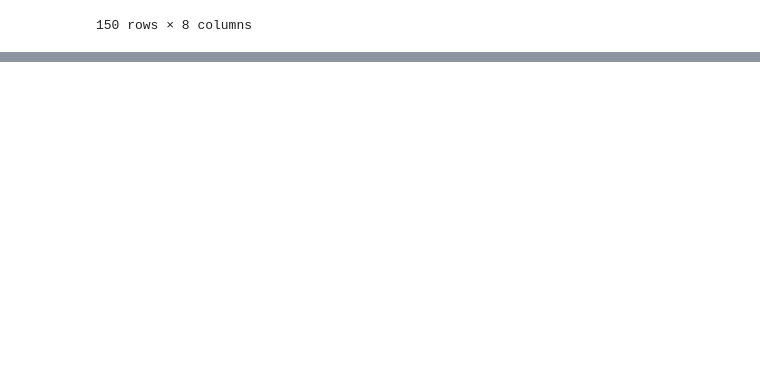
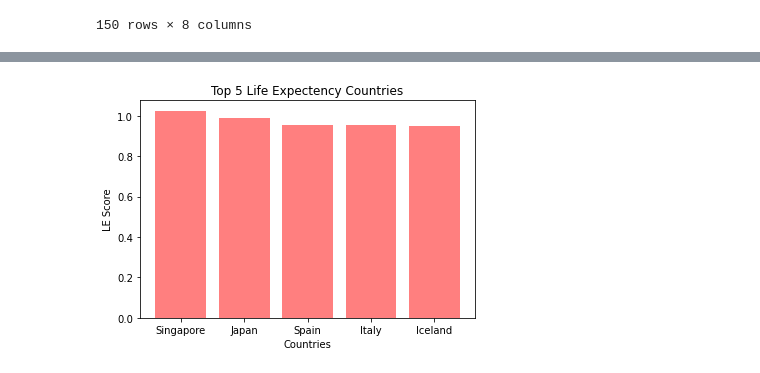
Before and after one commit to AJ-Paine/07-Skynet-Project, a Jupyter notebook: Skynet Project 1.ipynb, the cells around one changed output, grey strips where cells are left out. Saved outputs shown, nothing was run; the diff lists cells and outputs as text; code cells hidden in the pictures; blank space fills up the shorter version.

```diff
--- a/Skynet Project 1.ipynb
+++ b/Skynet Project 1.ipynb
@@ -369,0 +380,10 @@ fig
+# %%
+#Bar graphs of LE
+bg_le_df = merge.sort_values(by=["Health"], ascending=False)
+plt.bar(bg_le_df["Country"].head(), bg_le_df["Health"].head(), color='r', alpha=0.5, align="center")
+plt.title("Top 5 Life Expectency Countries")
+plt.xlabel("Countries")
+plt.ylabel("LE Score")
+plt.savefig("Images/Top_5_LE.png")
+# %% [output]
+[figure, added]
```
Also changed, not shown: parts of 15 cells of this notebook, 14 other files.
